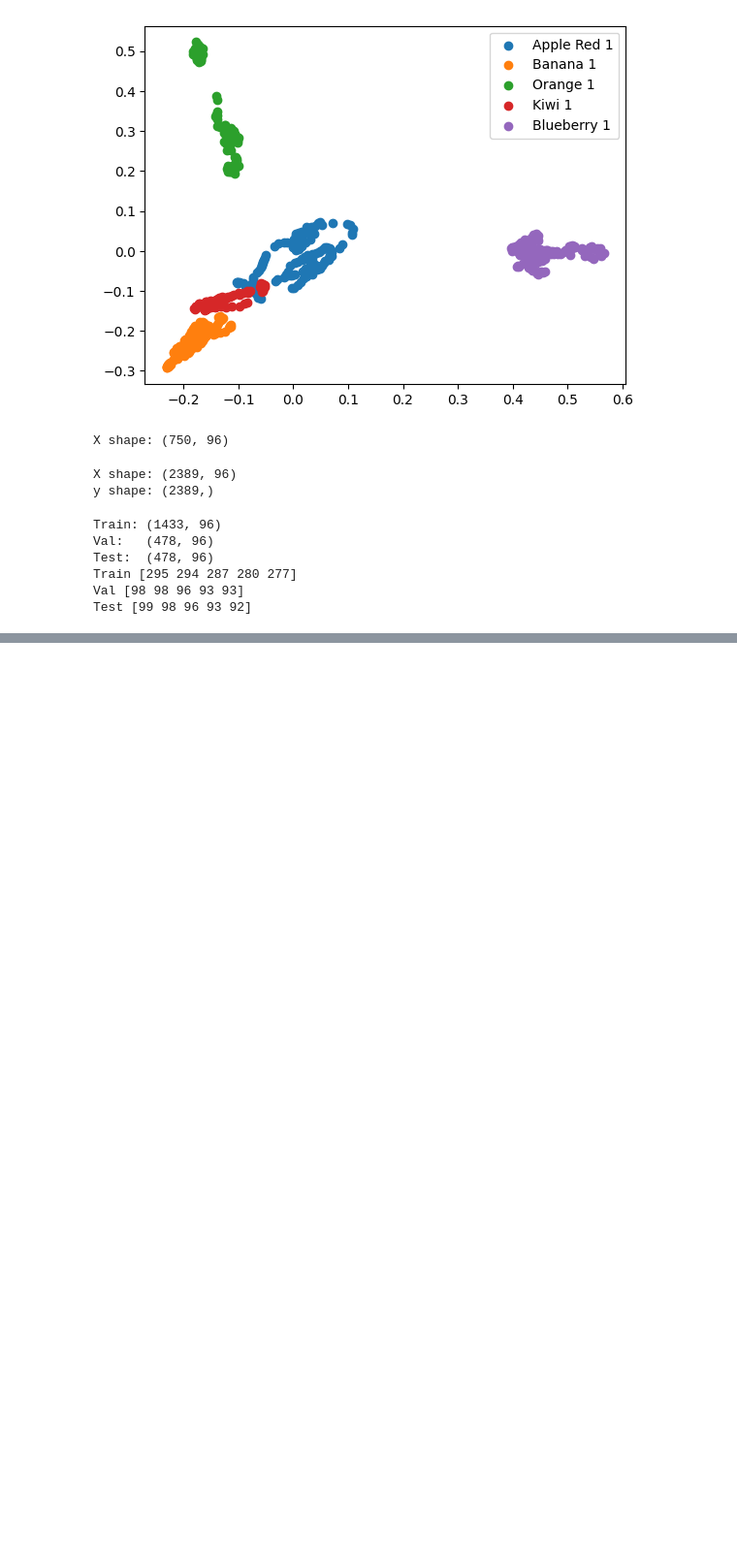
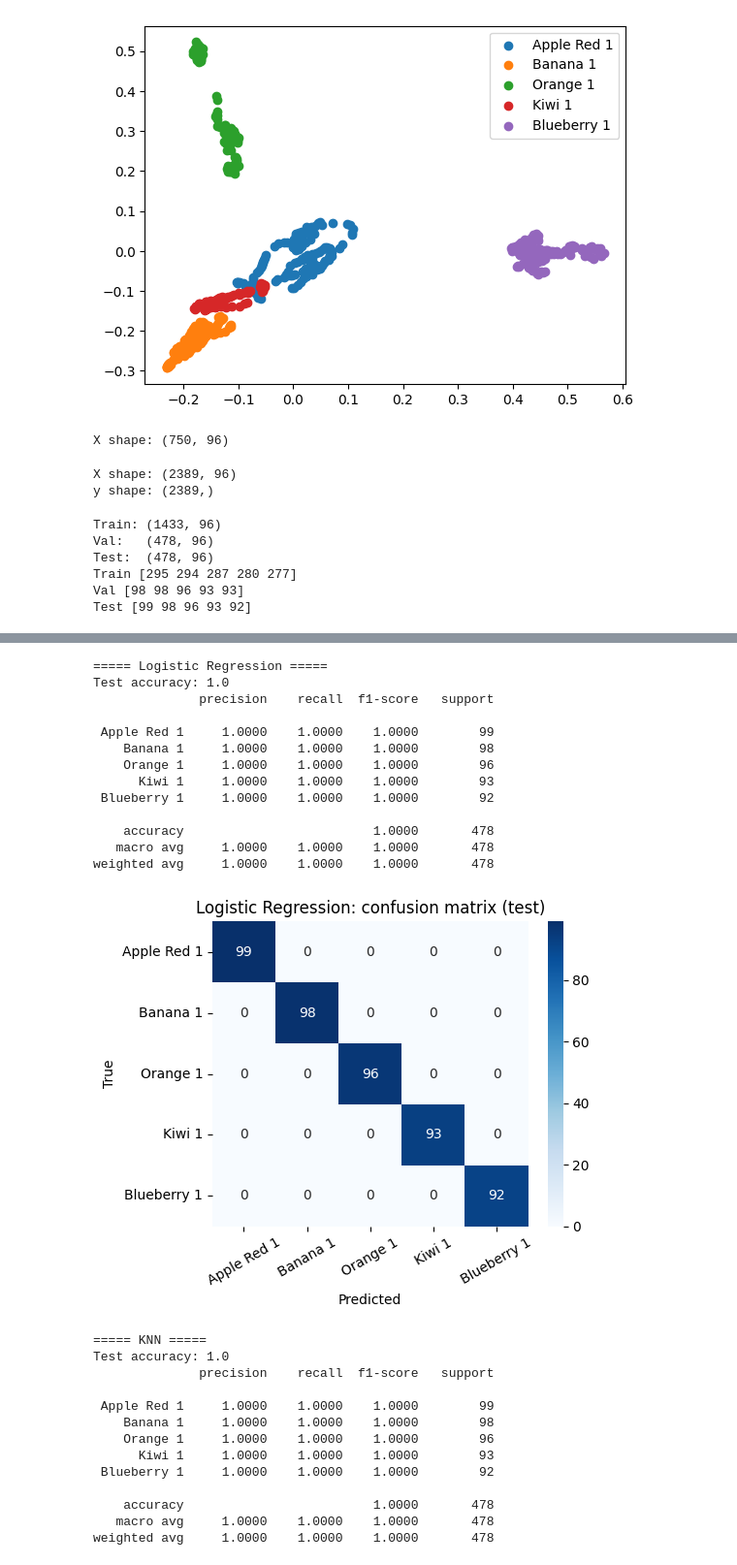
Before and after one commit to nour-ehab/ML-Project, a Jupyter notebook: part_b_images/01_images_preprocessing.ipynb, the cells around one changed output, grey strips where cells are left out. Shown at 97% size. Drawn from its saved outputs; the diff is of its cells as text; code cells hidden in the pictures; blank space fills up the shorter version.

```diff
--- a/part_b_images/01_images_preprocessing.ipynb
+++ b/part_b_images/01_images_preprocessing.ipynb
@@ -174,0 +248,51 @@ Test [99 98 96 93 92]
+# %%
+lr_model = LogisticRegression(C=best_C, max_iter=3000, random_state=42).fit(X_train_scaled, y_train)
+knn_model = KNeighborsClassifier(n_neighbors=best_k, weights=best_w).fit(X_train_scaled, y_train)
+
+test_preds = {}
+for name, model in [("Logistic Regression", lr_model), ("KNN", knn_model)]:
+    y_pred = model.predict(X_test_scaled)
+    test_preds[name] = y_pred
+    print("=====", name, "=====")
+    print("Test accuracy:", round(accuracy_score(y_test, y_pred), 4))
+    print(classification_report(y_test, y_pred, target_names=CLASSES, digits=4))
+
+    plt.figure(figsize=(5.5, 4.5))
+    sns.heatmap(confusion_matrix(y_test, y_pred), annot=True, fmt="d", cmap="Blues",
+                xticklabels=CLASSES, yticklabels=CLASSES)
+    plt.title(name + ": confusion matrix (test)")
+    plt.xlabel("Predicted")
+    plt.ylabel("True")
+    plt.xticks(rotation=30)
+    plt.tight_layout()
+    plt.show()
+
+y_pred_lr, y_pred_knn = test_preds["Logistic Regression"], test_preds["KNN"]
+# %% [output]
+===== Logistic Regression =====
+Test accuracy: 1.0
+              precision    recall  f1-score   support
+
+ Apple Red 1     1.0000    1.0000    1.0000        99
+    Banana 1     1.0000    1.0000    1.0000        98
+    Orange 1     1.0000    1.0000    1.0000        96
+      Kiwi 1     1.0000    1.0000    1.0000        93
+ Blueberry 1     1.0000    1.0000    1.0000        92
+
+    accuracy                         1.0000       478
+   macro avg     1.0000    1.0000    1.0000       478
+weighted avg     1.0000    1.0000    1.0000       478
+[figure, added]
+===== KNN =====
+Test accuracy: 1.0
+              precision    recall  f1-score   support
+
+ Apple Red 1     1.0000    1.0000    1.0000        99
+    Banana 1     1.0000    1.0000    1.0000        98
+    Orange 1     1.0000    1.0000    1.0000        96
+      Kiwi 1     1.0000    1.0000    1.0000        93
+ Blueberry 1     1.0000    1.0000    1.0000        92
+
+    accuracy                         1.0000       478
+   macro avg     1.0000    1.0000    1.0000       478
+weighted avg     1.0000    1.0000    1.0000       478
```
Also changed, not shown: parts of 10 cells of this notebook.
